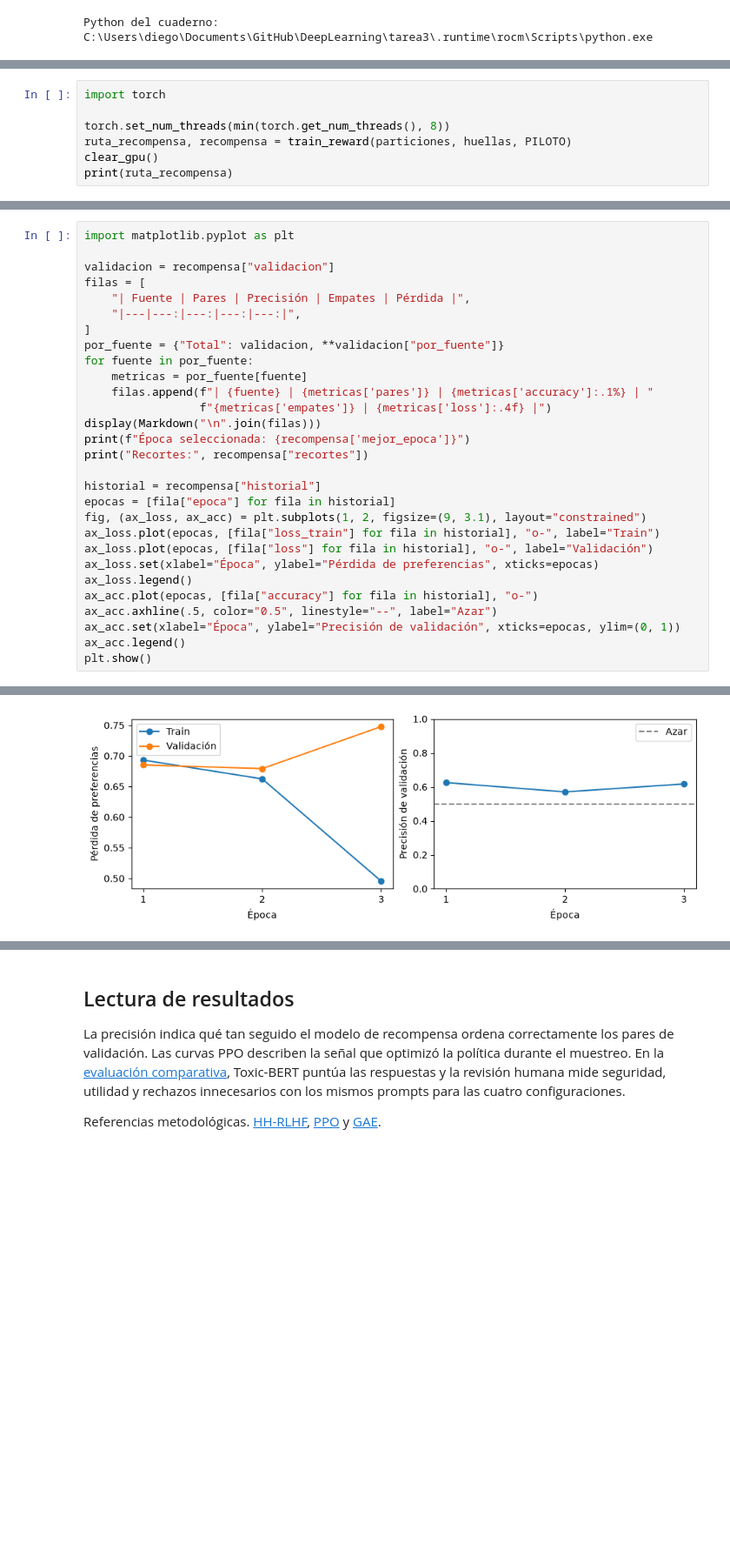
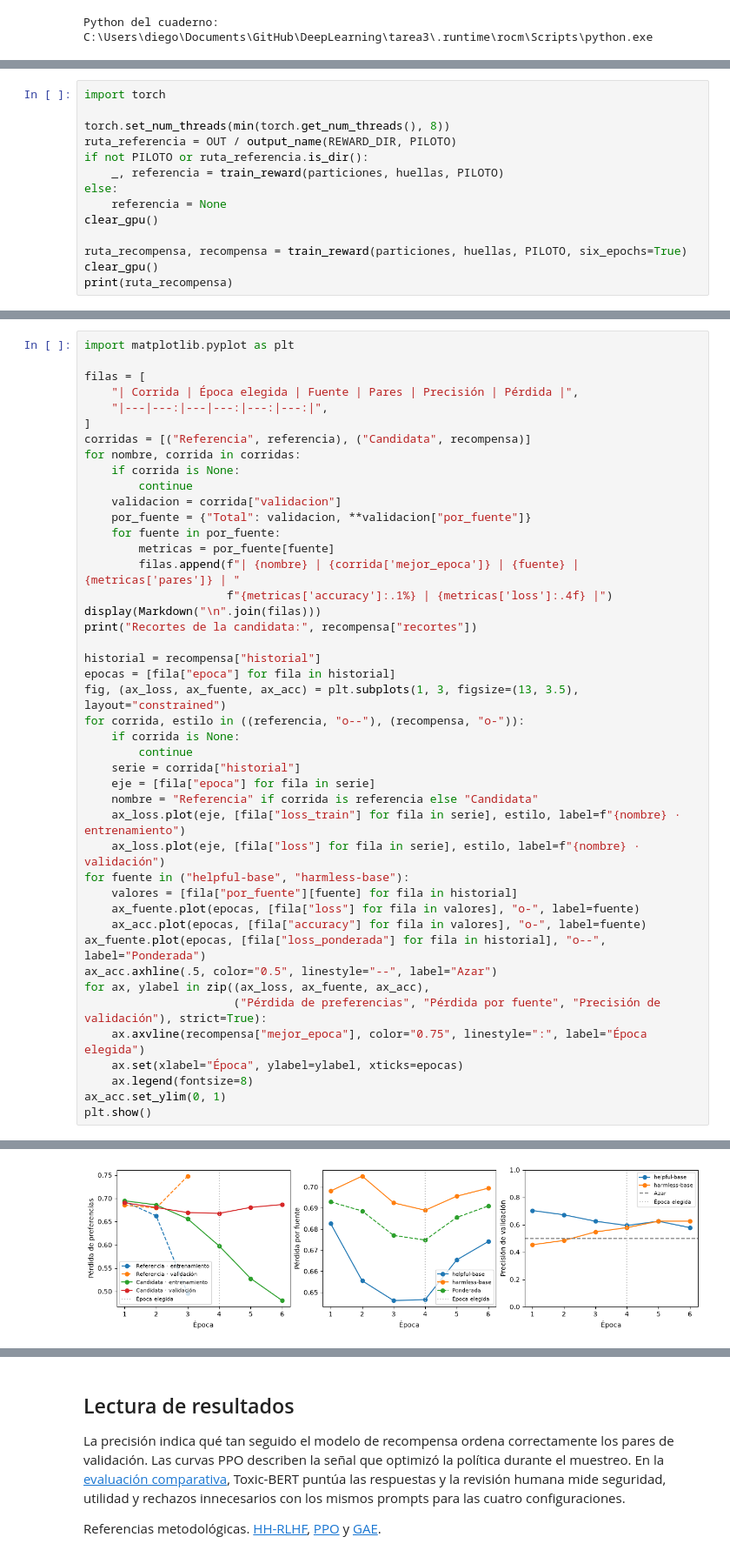
Before and after one commit to Deux258/DeepLearning, a Jupyter notebook: tarea3/rlhf.ipynb, the cells around one changed output, grey strips where cells are left out. Shown at 87% size. Cells and saved outputs as stored; diff of their text form; blank space fills up the shorter version.

```diff
--- a/tarea3/rlhf.ipynb
+++ b/tarea3/rlhf.ipynb
@@ -50,7 +55,14 @@ La normalización de la recompensa usa la media y desviación de las respuestas
 import torch
 
 torch.set_num_threads(min(torch.get_num_threads(), 8))
-ruta_recompensa, recompensa = train_reward(particiones, huellas, PILOTO)
+ruta_referencia = OUT / output_name(REWARD_DIR, PILOTO)
+if not PILOTO or ruta_referencia.is_dir():
+    _, referencia = train_reward(particiones, huellas, PILOTO)
+else:
+    referencia = None
+clear_gpu()
+
+ruta_recompensa, recompensa = train_reward(particiones, huellas, PILOTO, six_epochs=True)
 clear_gpu()
 print(ruta_recompensa)
 # %% [output]
@@ -59,30 +72,45 @@ C:\Users\diego\Documents\GitHub\DeepLearning\tarea3\salidas\recompensa_distilber
 # %%
 import matplotlib.pyplot as plt
 
-validacion = recompensa["validacion"]
 filas = [
-    "| Fuente | Pares | Precisión | Empates | Pérdida |",
-    "|---|---:|---:|---:|---:|",
+    "| Corrida | Época elegida | Fuente | Pares | Precisión | Pérdida |",
+    "|---|---:|---|---:|---:|---:|",
 ]
-por_fuente = {"Total": validacion, **validacion["por_fuente"]}
-for fuente in por_fuente:
-    metricas = por_fuente[fuente]
-    filas.append(f"| {fuente} | {metricas['pares']} | {metricas['accuracy']:.1%} | "
-                 f"{metricas['empates']} | {metricas['loss']:.4f} |")
+corridas = [("Referencia", referencia), ("Candidata", recompensa)]
+for nombre, corrida in corridas:
+    if corrida is None:
+        continue
+    validacion = corrida["validacion"]
+    por_fuente = {"Total": validacion, **validacion["por_fuente"]}
+    for fuente in por_fuente:
+        metricas = por_fuente[fuente]
+        filas.append(f"| {nombre} | {corrida['mejor_epoca']} | {fuente} | {metricas['pares']} | "
+                     f"{metricas['accuracy']:.1%} | {metricas['loss']:.4f} |")
 display(Markdown("\n".join(filas)))
-print(f"Época seleccionada: {recompensa['mejor_epoca']}")
-print("Recortes:", recompensa["recortes"])
+print("Recortes de la candidata:", recompensa["recortes"])
 
 historial = recompensa["historial"]
 epocas = [fila["epoca"] for fila in historial]
-fig, (ax_loss, ax_acc) = plt.subplots(1, 2, figsize=(9, 3.1), layout="constrained")
-ax_loss.plot(epocas, [fila["loss_train"] for fila in historial], "o-", label="Train")
-ax_loss.plot(epocas, [fila["loss"] for fila in historial], "o-", label="Validación")
-ax_loss.set(xlabel="Época", ylabel="Pérdida de preferencias", xticks=epocas)
-ax_loss.legend()
-ax_acc.plot(epocas, [fila["accuracy"] for fila in historial], "o-")
+fig, (ax_loss, ax_fuente, ax_acc) = plt.subplots(1, 3, figsize=(13, 3.5), layout="constrained")
+for corrida, estilo in ((referencia, "o--"), (recompensa, "o-")):
+    if corrida is None:
+        continue
+    serie = corrida["historial"]
+    eje = [fila["epoca"] for fila in serie]
+    nombre = "Referencia" if corrida is referencia else "Candidata"
+    ax_loss.plot(eje, [fila["loss_train"] for fila in serie], estilo, label=f"{nombre} · entrenamiento")
+    ax_loss.plot(eje, [fila["loss"] for fila in serie], estilo, label=f"{nombre} · validación")
+for fuente in ("helpful-base", "harmless-base"):
+    valores = [fila["por_fuente"][fuente] for fila in historial]
+    ax_fuente.plot(epocas, [fila["loss"] for fila in valores], "o-", label=fuente)
+    ax_acc.plot(epocas, [fila["accuracy"] for fila in valores], "o-", label=fuente)
+ax_fuente.plot(epocas, [fila["loss_ponderada"] for fila in historial], "o--", label="Ponderada")
 ax_acc.axhline(.5, color="0.5", linestyle="--", label="Azar")
-ax_acc.set(xlabel="Época", ylabel="Precisión de validación", xticks=epocas, ylim=(0, 1))
-ax_acc.legend()
+for ax, ylabel in zip((ax_loss, ax_fuente, ax_acc),
+                      ("Pérdida de preferencias", "Pérdida por fuente", "Precisión de validación"), strict=True):
+    ax.axvline(recompensa["mejor_epoca"], color="0.75", linestyle=":", label="Época elegida")
+    ax.set(xlabel="Época", ylabel=ylabel, xticks=epocas)
+    ax.legend(fontsize=8)
+ax_acc.set_ylim(0, 1)
 plt.show()
 # %% [output]
@@ -96 +126 @@ Recortes: {'train': {'pares_prompt_truncado': 2, 'preferidas_truncadas': 1, 'rec
-[figure, old version]
+[figure, new version]
```
Also changed, not shown: parts of 8 cells of this notebook, 3 other files.
